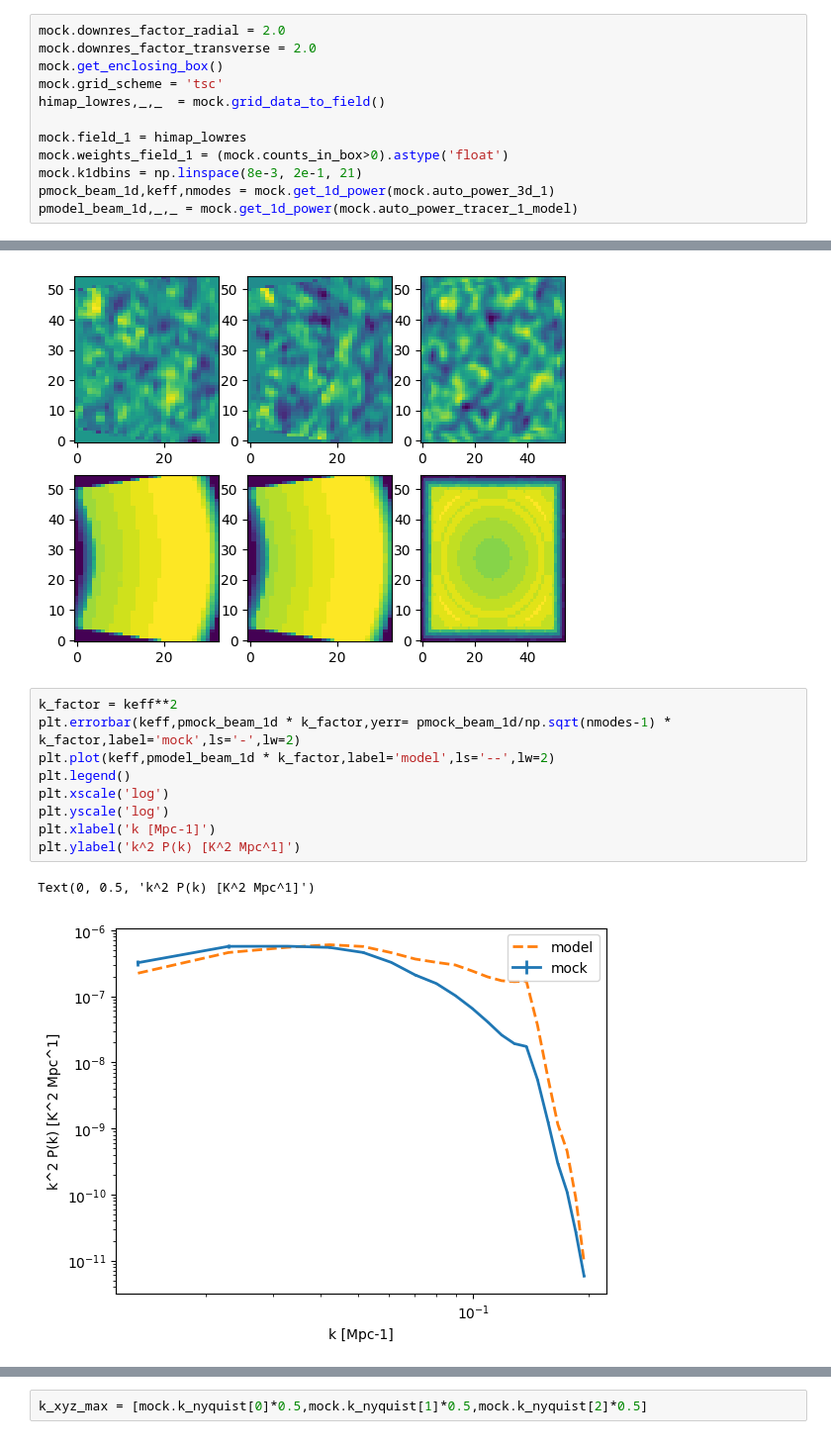
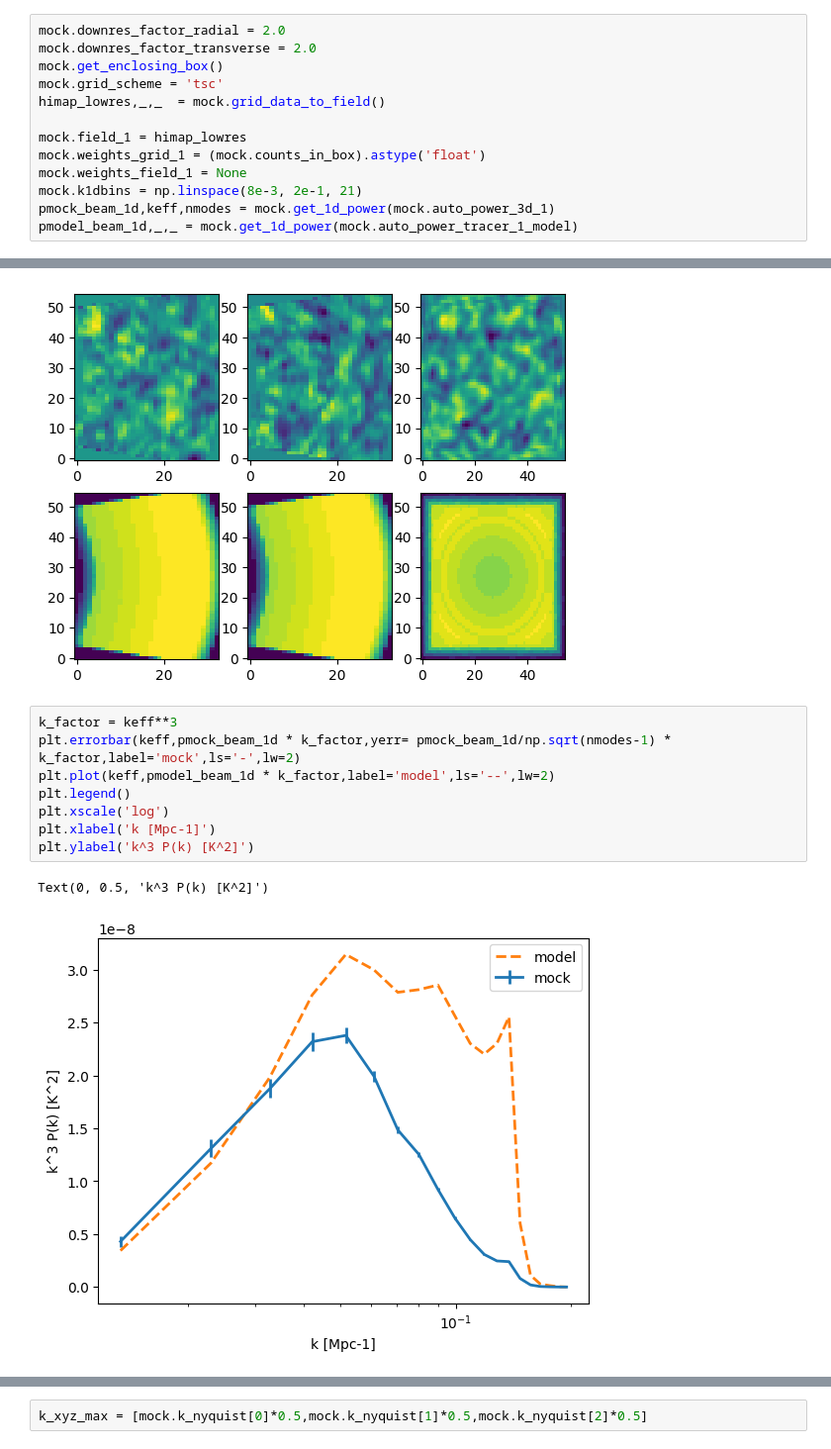
Before and after one commit to zhaotingchen/meer21cm, a Jupyter notebook: docs/source/cookbook/resolution.ipynb, the cells around one changed output, grey strips where cells are left out. Shown at 99% size. Cells and saved outputs as stored; diff of their text form.

```diff
--- a/docs/source/cookbook/resolution.ipynb
+++ b/docs/source/cookbook/resolution.ipynb
@@ -175,7 +174,8 @@ mock.grid_scheme = 'tsc'
 himap_lowres,_,_  = mock.grid_data_to_field()
 
 mock.field_1 = himap_lowres
-mock.weights_field_1 = (mock.counts_in_box>0).astype('float')
+mock.weights_grid_1 = (mock.counts_in_box).astype('float')
+mock.weights_field_1 = None
 mock.k1dbins = np.linspace(8e-3, 2e-1, 21)
 pmock_beam_1d,keff,nmodes = mock.get_1d_power(mock.auto_power_3d_1)
 pmodel_beam_1d,_,_ = mock.get_1d_power(mock.auto_power_tracer_1_model)
@@ -198,15 +198,14 @@ for i in range(3):
 # %% [output]
 [figure]
 # %%
-k_factor = keff**2
+k_factor = keff**3
 plt.errorbar(keff,pmock_beam_1d * k_factor,yerr= pmock_beam_1d/np.sqrt(nmodes-1) * k_factor,label='mock',ls='-',lw=2)
 plt.plot(keff,pmodel_beam_1d * k_factor,label='model',ls='--',lw=2)
 plt.legend()
 plt.xscale('log')
-plt.yscale('log')
 plt.xlabel('k [Mpc-1]')
-plt.ylabel('k^2 P(k) [K^2 Mpc^1]')
+plt.ylabel('k^3 P(k) [K^2]')
 # %% [output]
-Text(0, 0.5, 'k^2 P(k) [K^2 Mpc^1]')
+Text(0, 0.5, 'k^3 P(k) [K^2]')
-[figure, old version]
+[figure, new version]
 # %% [markdown]
```
Also changed, not shown: parts of 16 cells of this notebook, 1 other file.
